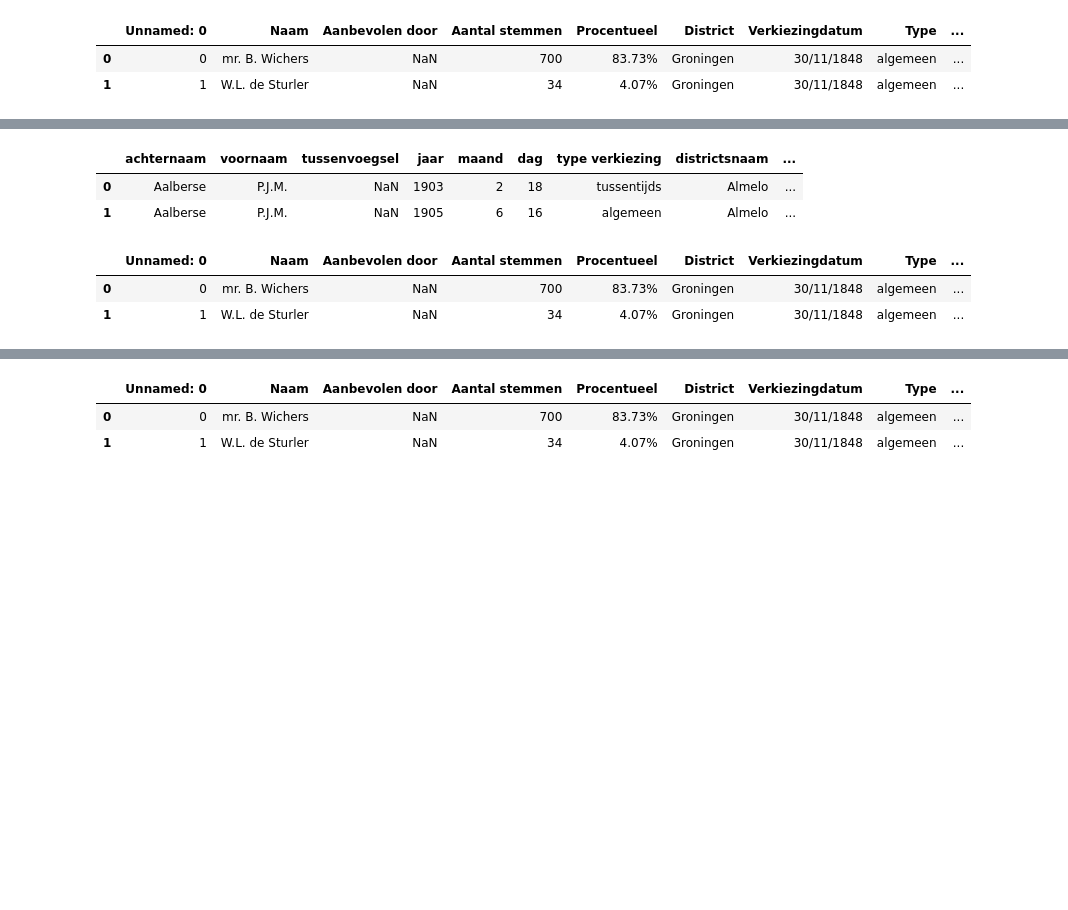
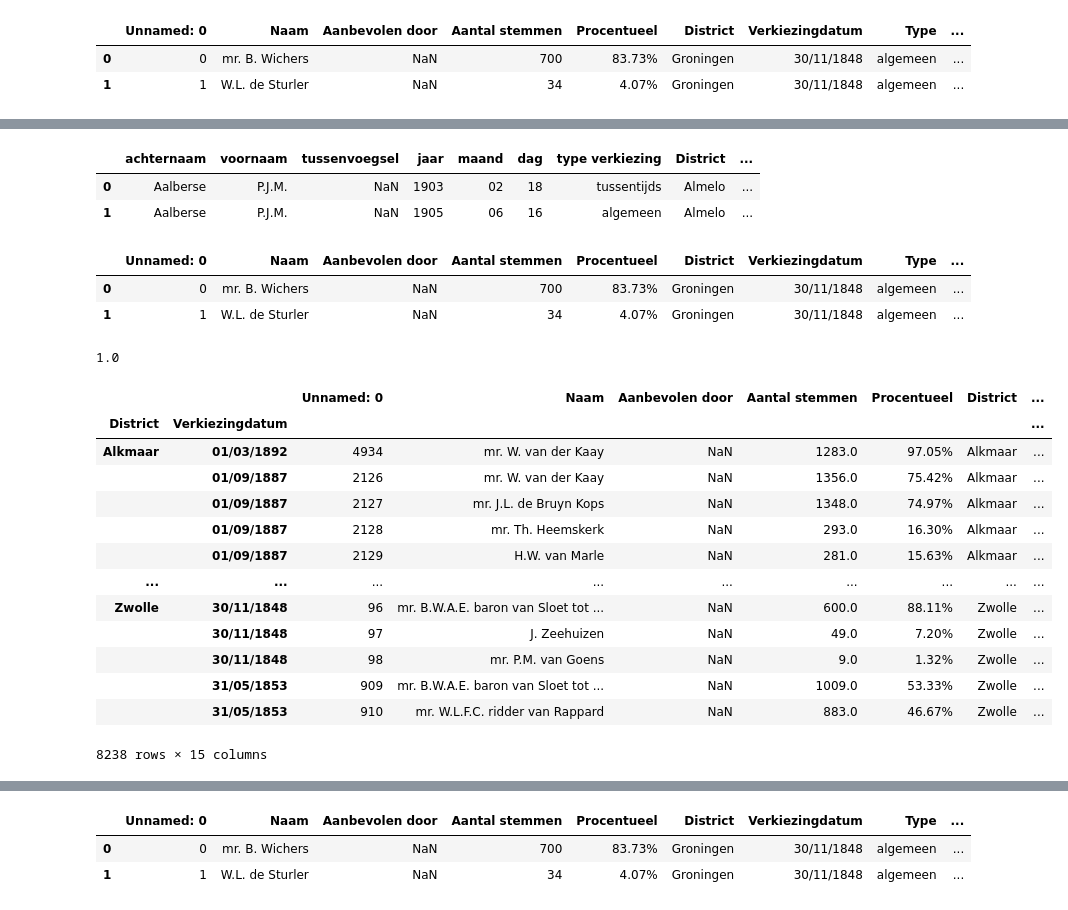
Before and after one commit to basm92/Polrents, a Jupyter notebook: Code/data_to_analysis.ipynb, the cells around one changed output, grey strips where cells are left out. Saved outputs shown, nothing was run; the diff lists cells and outputs as text; code cells hidden in the pictures; blank space fills up the shorter version.

```diff
--- a/Code/data_to_analysis.ipynb
+++ b/Code/data_to_analysis.ipynb
@@ -57,14 +64,19 @@ allelected.head(2)
 |  | achternaam | voornaam | tussenvoegsel | jaar | maand | dag | type verkiezing | districtsnaam | ... |
 | 0 | Aalberse | P.J.M. | NaN | 1903 | 2 | 18 | tussentijds | Almelo | ... |
 | 1 | Aalberse | P.J.M. | NaN | 1905 | 6 | 16 | algemeen | Almelo | ... |
-# %%
-allelected["naam"] = allelected.apply(lambda row : row["voornaam"] + " " + row["achternaam"], axis=1)
-allelected["naam"] = allelected["naam"].apply(lambda x : x.replace("  ", " "))
-allelected.head(2)
-# %% [output]
-|  | achternaam | voornaam | tussenvoegsel | jaar | maand | dag | type verkiezing | districtsnaam | ... |
-| 0 | Aalberse | P.J.M. | NaN | 1903 | 2 | 18 | tussentijds | Almelo | ... |
-| 1 | Aalberse | P.J.M. | NaN | 1905 | 6 | 16 | algemeen | Almelo | ... |
+# %%
+# Clean the data a little bit
+
+allelected['maand'] = np.where(allelected['maand'] < 10, '0' + allelected['maand'].astype(str), allelected['maand'])
+allelected['dag'] = np.where(allelected['dag'] < 10, '0' + allelected['dag'].astype(str), allelected['dag'])
+allelected["Verkiezingdatum"] = allelected.dag.astype(str).str.cat(others=[allelected.maand.astype(str), allelected.jaar.astype(str)], sep='/')
+allelected.rename(columns={'districtsnaam':'District'}, inplace = True)
+
+allelected.head(2)
+# %% [output]
+|  | achternaam | voornaam | tussenvoegsel | jaar | maand | dag | type verkiezing | District | ... |
+| 0 | Aalberse | P.J.M. | NaN | 1903 | 02 | 18 | tussentijds | Almelo | ... |
+| 1 | Aalberse | P.J.M. | NaN | 1905 | 06 | 16 | algemeen | Almelo | ... |
 # %%
 all_candidates_elections["jaar"] = all_candidates_elections["Verkiezingdatum"].apply(lambda x : int(x.split("/")[2]))
 all_candidates_elections["maand"] = all_candidates_elections["Verkiezingdatum"].apply(lambda x : int(x.split("/")[1]))
@@ -74,3 +86,11 @@ all_candidates_elections.head(2)
 |  | Unnamed: 0 | Naam | Aanbevolen door | Aantal stemmen | Procentueel | District | Verkiezingdatum | Type | ... |
 | 0 | 0 | mr. B. Wichers | NaN | 700 | 83.73% | Groningen | 30/11/1848 | algemeen | ... |
 | 1 | 1 | W.L. de Sturler | NaN | 34 | 4.07% | Groningen | 30/11/1848 | algemeen | ... |
+# %%
+# Extract the number of seats for each elections from the allelected df
+hoeveelzetels = allelected.groupby(['District','Verkiezingdatum'])['zetels'].mean()
+hoeveelzetels.head(2)
+
+hoeveelzetels["Alkmaar"]["01/03/1892"]
+# %% [output]
+1.0
@@ -76,0 +105,19 @@ all_candidates_elections.head(2)
+# %%
+grouped_allelec = all_candidates_elections.groupby(['District', 'Verkiezingdatum']).apply(lambda x : x.sort_values(['Aantal stemmen'], ascending = False))
+grouped_allelec = grouped_allelec.reset_index(level=-1, drop=True)
+grouped_allelec
+# %% [output]
+|  |  | Unnamed: 0 | Naam | Aanbevolen door | Aantal stemmen | Procentueel | District | ... |
+| District | Verkiezingdatum |  |  |  |  |  |  | ... |
+| Alkmaar | 01/03/1892 | 4934 | mr. W. van der Kaay | NaN | 1283.0 | 97.05% | Alkmaar | ... |
+|  | 01/09/1887 | 2126 | mr. W. van der Kaay | NaN | 1356.0 | 75.42% | Alkmaar | ... |
+|  | 01/09/1887 | 2127 | mr. J.L. de Bruyn Kops | NaN | 1348.0 | 74.97% | Alkmaar | ... |
+|  | 01/09/1887 | 2128 | mr. Th. Heemskerk | NaN | 293.0 | 16.30% | Alkmaar | ... |
+|  | 01/09/1887 | 2129 | H.W. van Marle | NaN | 281.0 | 15.63% | Alkmaar | ... |
+| ... | ... | ... | ... | ... | ... | ... | ... | ... |
+| Zwolle | 30/11/1848 | 96 | mr. B.W.A.E. baron van Sloet tot ... | NaN | 600.0 | 88.11% | Zwolle | ... |
+|  | 30/11/1848 | 97 | J. Zeehuizen | NaN | 49.0 | 7.20% | Zwolle | ... |
+|  | 30/11/1848 | 98 | mr. P.M. van Goens | NaN | 9.0 | 1.32% | Zwolle | ... |
+|  | 31/05/1853 | 909 | mr. B.W.A.E. baron van Sloet tot ... | NaN | 1009.0 | 53.33% | Zwolle | ... |
+|  | 31/05/1853 | 910 | mr. W.L.F.C. ridder van Rappard | NaN | 883.0 | 46.67% | Zwolle | ... |
+8238 rows × 15 columns
```
Also changed, not shown: parts of 11 cells of this notebook.
